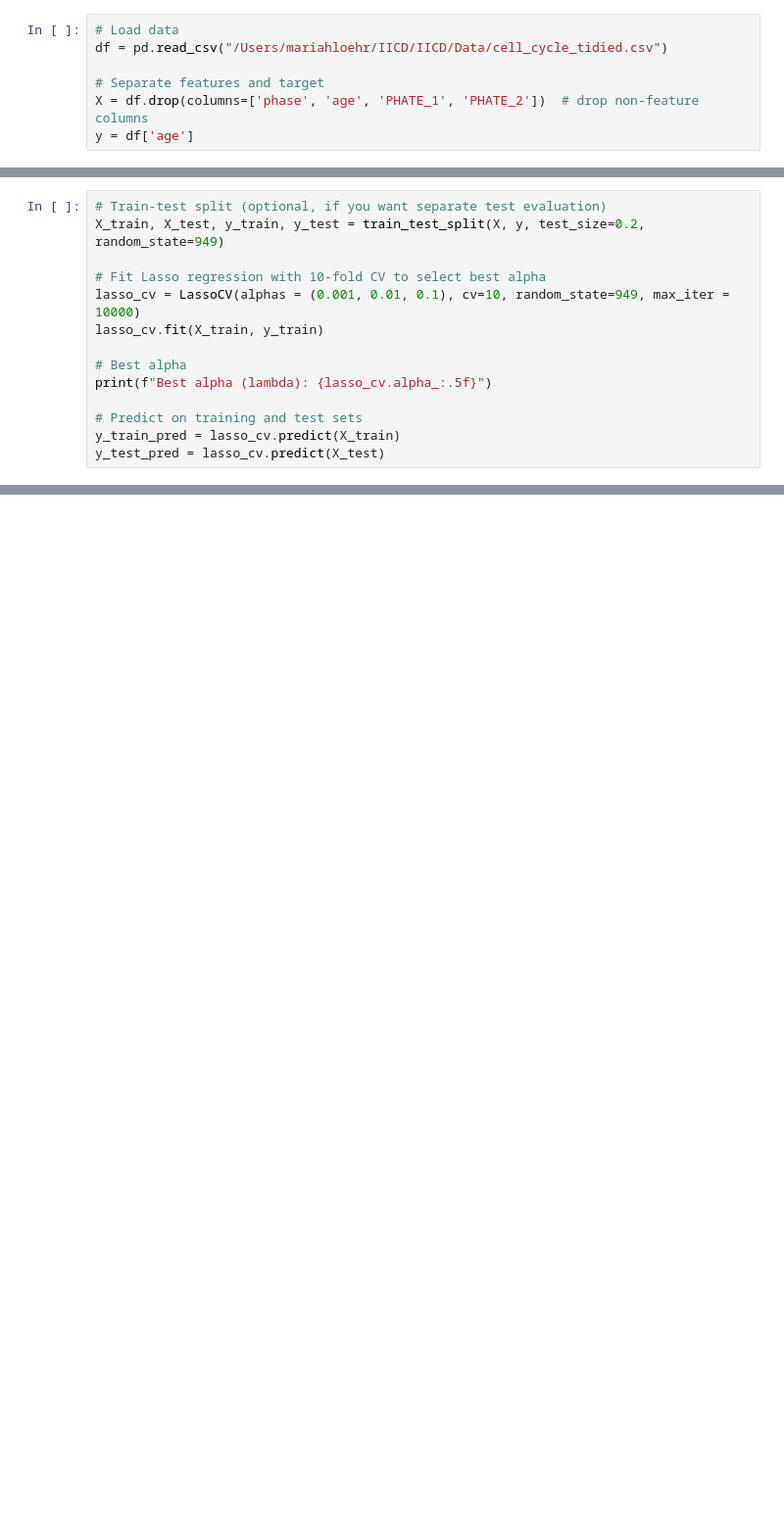
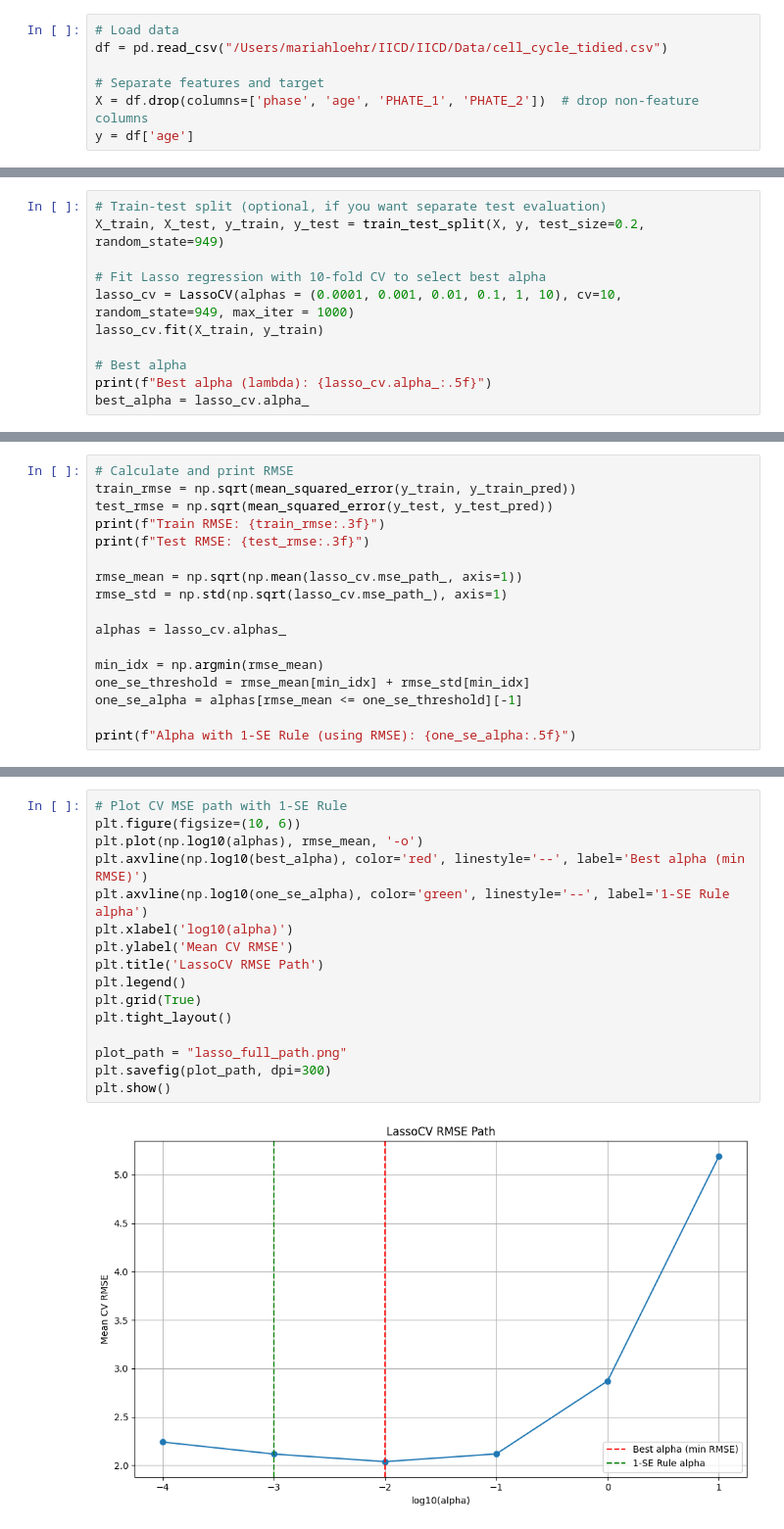
Before and after one commit to mariahgloehr/IICD, a Jupyter notebook: Linear Regression/lasso_full.ipynb, the cells around one changed output, grey strips where cells are left out. Shown at 98% size. Cells and saved outputs as stored; diff of their text form; blank space fills up the shorter version.

Commit message:
regularization path plots for lasso

```diff
--- a/Linear Regression/lasso_full.ipynb
+++ b/Linear Regression/lasso_full.ipynb
@@ -16,12 +20,9 @@ y = df['age']
 X_train, X_test, y_train, y_test = train_test_split(X, y, test_size=0.2, random_state=949)
 
 # Fit Lasso regression with 10-fold CV to select best alpha
-lasso_cv = LassoCV(alphas = (0.001, 0.01, 0.1), cv=10, random_state=949, max_iter = 10000)
+lasso_cv = LassoCV(alphas = (0.0001, 0.001, 0.01, 0.1, 1, 10), cv=10, random_state=949, max_iter = 1000)
 lasso_cv.fit(X_train, y_train)
 
 # Best alpha
 print(f"Best alpha (lambda): {lasso_cv.alpha_:.5f}")
-
-# Predict on training and test sets
-y_train_pred = lasso_cv.predict(X_train)
-y_test_pred = lasso_cv.predict(X_test)
+best_alpha = lasso_cv.alpha_
@@ -27,0 +35,17 @@ y_test_pred = lasso_cv.predict(X_test)
+# %%
+# Calculate and print RMSE
+train_rmse = np.sqrt(mean_squared_error(y_train, y_train_pred))
+test_rmse = np.sqrt(mean_squared_error(y_test, y_test_pred))
+print(f"Train RMSE: {train_rmse:.3f}")
+print(f"Test RMSE: {test_rmse:.3f}")
+
+rmse_mean = np.sqrt(np.mean(lasso_cv.mse_path_, axis=1))
+rmse_std = np.std(np.sqrt(lasso_cv.mse_path_), axis=1)
+
+alphas = lasso_cv.alphas_
+
+min_idx = np.argmin(rmse_mean)
+one_se_threshold = rmse_mean[min_idx] + rmse_std[min_idx]
+one_se_alpha = alphas[rmse_mean <= one_se_threshold][-1]
+
+print(f"Alpha with 1-SE Rule (using RMSE): {one_se_alpha:.5f}")
@@ -27,0 +56,18 @@ y_test_pred = lasso_cv.predict(X_test)
+# %%
+# Plot CV MSE path with 1-SE Rule
+plt.figure(figsize=(10, 6))
+plt.plot(np.log10(alphas), rmse_mean, '-o')
+plt.axvline(np.log10(best_alpha), color='red', linestyle='--', label='Best alpha (min RMSE)')
+plt.axvline(np.log10(one_se_alpha), color='green', linestyle='--', label='1-SE Rule alpha')
+plt.xlabel('log10(alpha)')
+plt.ylabel('Mean CV RMSE')
+plt.title('LassoCV RMSE Path')
+plt.legend()
+plt.grid(True)
+plt.tight_layout()
+
+plot_path = "lasso_full_path.png"
+plt.savefig(plot_path, dpi=300)
+plt.show()
+# %% [output]
+[figure, added]
```
Also changed, not shown: parts of 8 cells of this notebook, 6 other files.
